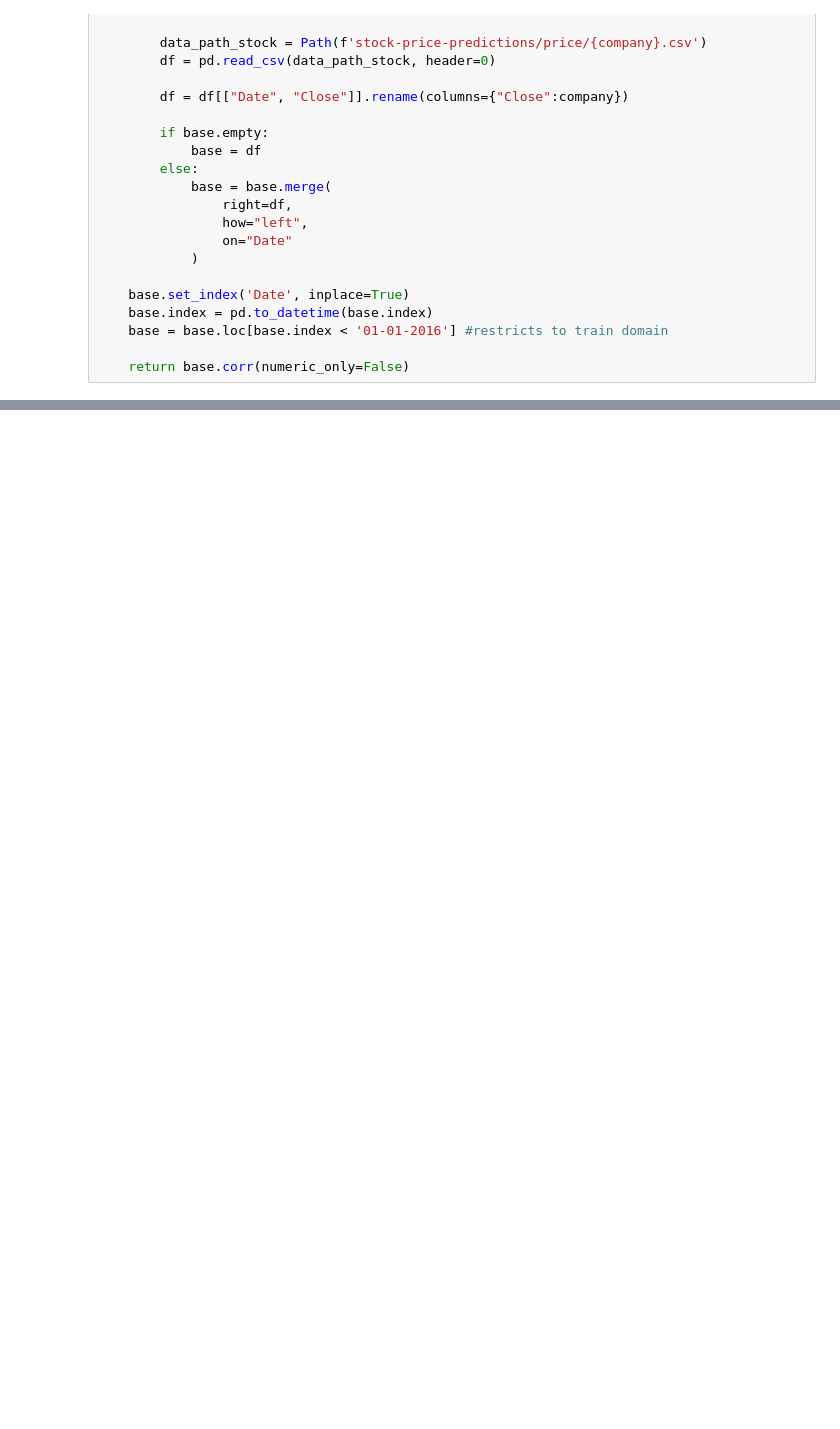
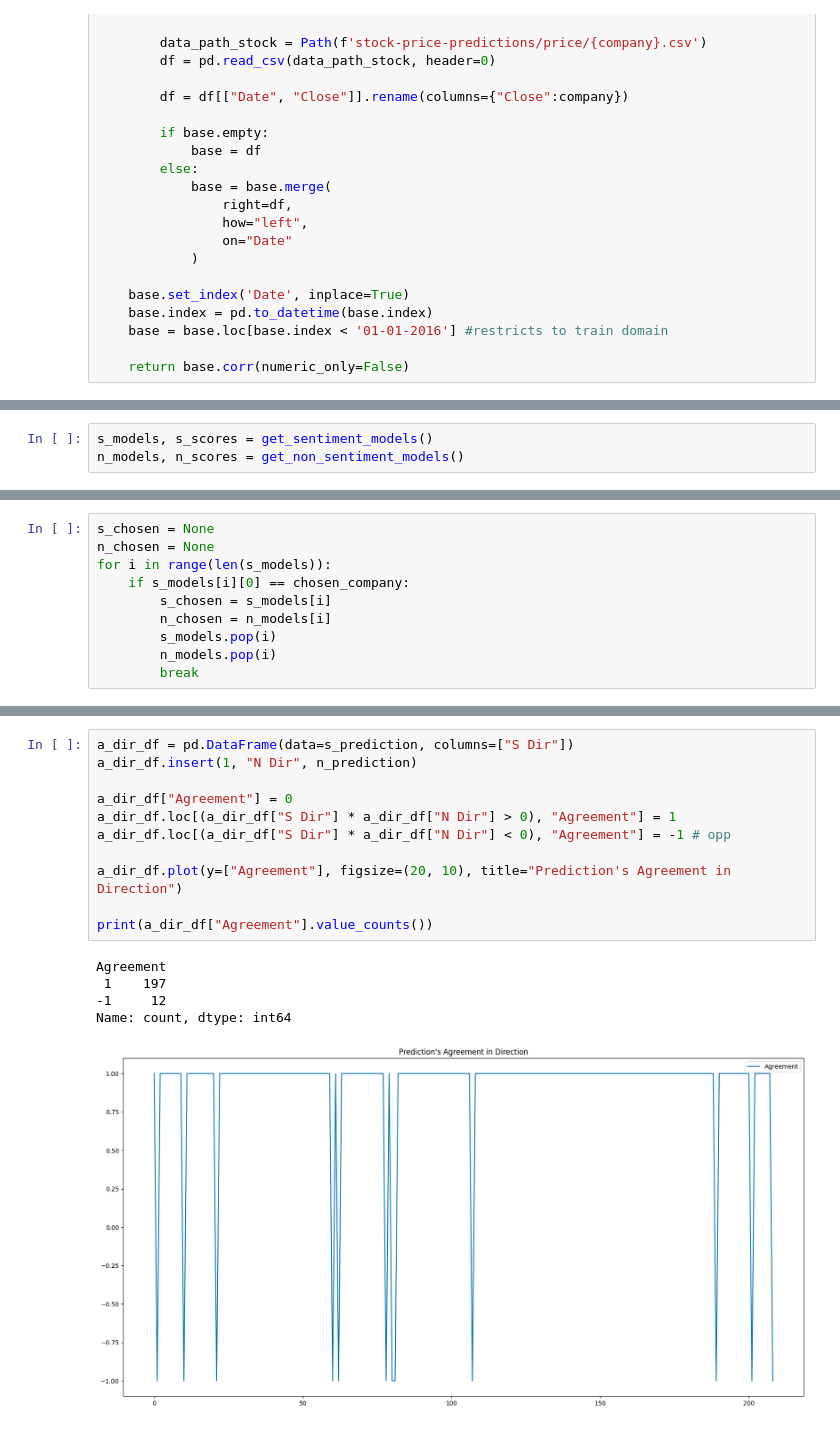
Before and after one commit to shaeantoine/greenscape, a Jupyter notebook: sandbox.ipynb, the cells around one changed output, grey strips where cells are left out. Drawn from its saved outputs; the diff is of its cells as text; blank space fills up the shorter version.

```diff
--- a/sandbox.ipynb
+++ b/sandbox.ipynb
@@ -67,0 +237,3 @@ df
+# %%
+s_models, s_scores = get_sentiment_models()
+n_models, n_scores = get_non_sentiment_models()
@@ -67,0 +262,10 @@ df
+# %%
+s_chosen = None
+n_chosen = None
+for i in range(len(s_models)):
+    if s_models[i][0] == chosen_company:
+        s_chosen = s_models[i]
+        n_chosen = n_models[i]
+        s_models.pop(i)
+        n_models.pop(i)
+        break
@@ -67,0 +429,17 @@ df
+# %%
+a_dir_df = pd.DataFrame(data=s_prediction, columns=["S Dir"])
+a_dir_df.insert(1, "N Dir", n_prediction)
+
+a_dir_df["Agreement"] = 0
+a_dir_df.loc[(a_dir_df["S Dir"] * a_dir_df["N Dir"] > 0), "Agreement"] = 1
+a_dir_df.loc[(a_dir_df["S Dir"] * a_dir_df["N Dir"] < 0), "Agreement"] = -1 # opp
+
+a_dir_df.plot(y=["Agreement"], figsize=(20, 10), title="Prediction's Agreement in Direction")
+
+print(a_dir_df["Agreement"].value_counts())
+# %% [output]
+Agreement
+ 1    197
+-1     12
+Name: count, dtype: int64
+[figure, added]
```
Also changed, not shown: parts of 16 cells of this notebook.
